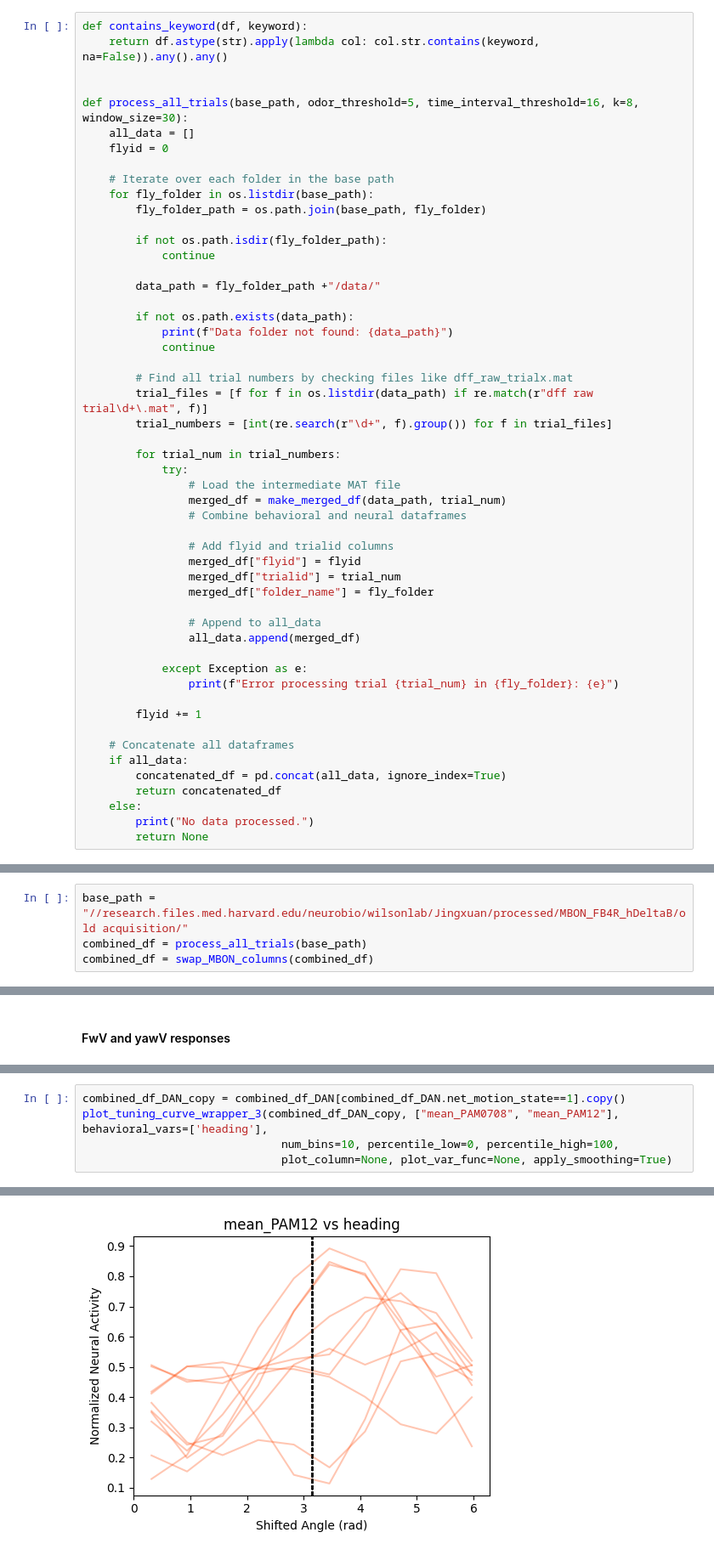
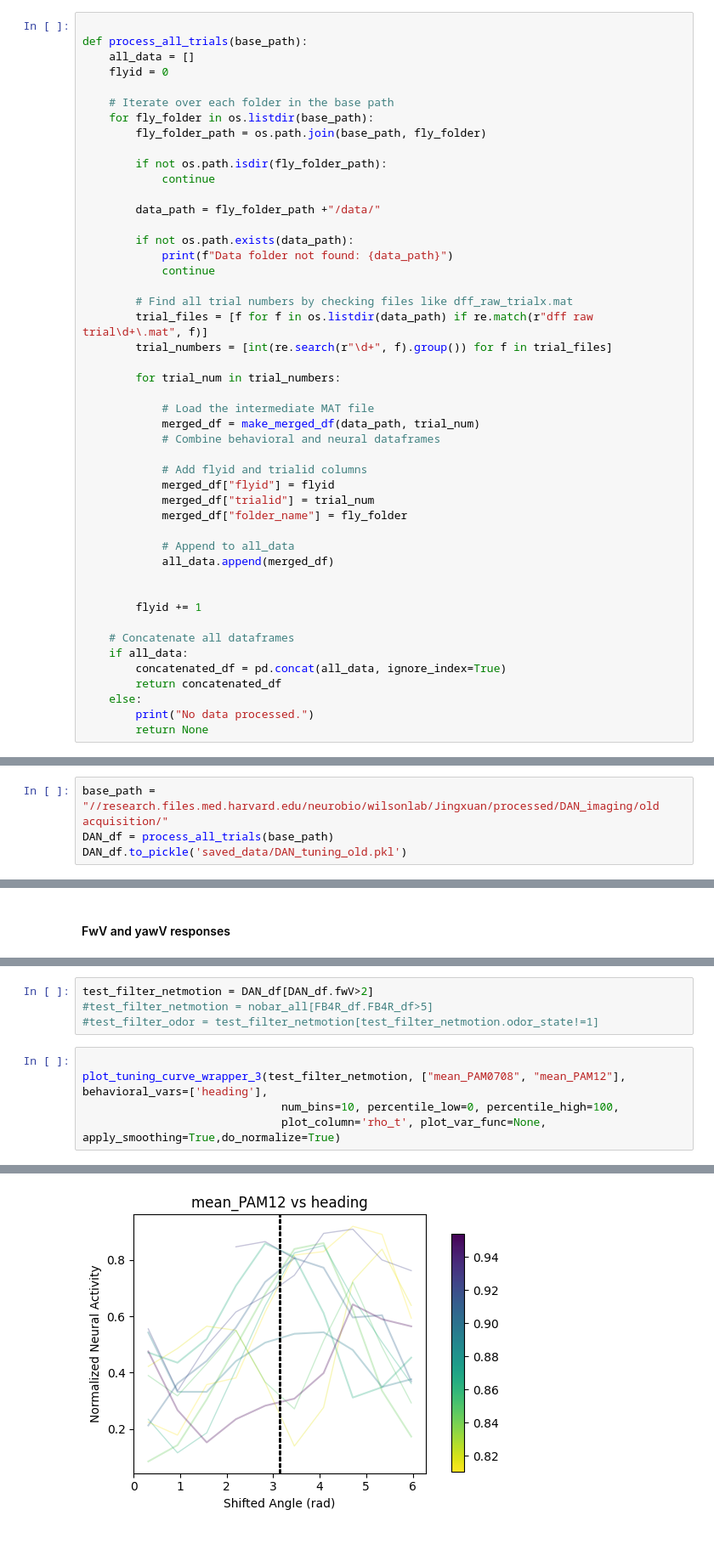
Before and after one commit to jingxuanf0214/thesis-2p-behavior-align, a Jupyter notebook: imaging/sparse_odor_analysis.ipynb, the cells around one changed output, grey strips where cells are left out. Shown at 85% size. Saved outputs shown, nothing was run; the diff lists cells and outputs as text.

```diff
--- a/imaging/sparse_odor_analysis.ipynb
+++ b/imaging/sparse_odor_analysis.ipynb
@@ -1614,10 +1014,7 @@ def make_merged_df(example_path_data,  trial_num):
     return merged_df
 # %%
-def contains_keyword(df, keyword):
-    return df.astype(str).apply(lambda col: col.str.contains(keyword, na=False)).any().any()
 
-
-def process_all_trials(base_path, odor_threshold=5, time_interval_threshold=16, k=8, window_size=30):
+def process_all_trials(base_path):
     all_data = []
     flyid = 0
 
@@ -1639,21 +1036,19 @@ def process_all_trials(base_path, odor_threshold=5, time_interval_threshold=16,
         trial_numbers = [int(re.search(r"\d+", f).group()) for f in trial_files]
 
         for trial_num in trial_numbers:
-            try:
-                # Load the intermediate MAT file
-                merged_df = make_merged_df(data_path, trial_num)
-                # Combine behavioral and neural dataframes
 
-                # Add flyid and trialid columns
-                merged_df["flyid"] = flyid
-                merged_df["trialid"] = trial_num
-                merged_df["folder_name"] = fly_folder
+            # Load the intermediate MAT file
+            merged_df = make_merged_df(data_path, trial_num)
+            # Combine behavioral and neural dataframes
 
-                # Append to all_data
-                all_data.append(merged_df)
+            # Add flyid and trialid columns
+            merged_df["flyid"] = flyid
+            merged_df["trialid"] = trial_num
+            merged_df["folder_name"] = fly_folder
 
-            except Exception as e:
-                print(f"Error processing trial {trial_num} in {fly_folder}: {e}")
+            # Append to all_data
+            all_data.append(merged_df)
+
 
         flyid += 1
 
@@ -1667,4 +1102,4 @@ def process_all_trials(base_path, odor_threshold=5, time_interval_threshold=16,
 # %%
-base_path = "//research.files.med.harvard.edu/neurobio/wilsonlab/Jingxuan/processed/MBON_FB4R_hDeltaB/old acquisition/"
-combined_df = process_all_trials(base_path)
-combined_df = swap_MBON_columns(combined_df)
+base_path = "//research.files.med.harvard.edu/neurobio/wilsonlab/Jingxuan/processed/DAN_imaging/old acquisition/"
+DAN_df = process_all_trials(base_path)
+DAN_df.to_pickle('saved_data/DAN_tuning_old.pkl')
@@ -2242,9 +1915,13 @@ array(['20211228-5_20211228_MB441B_age1',
        '20220616-3_MB441B_GCAMP7f_long',
        '20220628-2_MB441B_GCAMP7f_short',
        '20220628-3_MB441B_GCAMP7f_long'], dtype=object)
+# %%
+test_filter_netmotion = DAN_df[DAN_df.fwV>2]
+#test_filter_netmotion = nobar_all[FB4R_df.FB4R_df>5]
+#test_filter_odor = test_filter_netmotion[test_filter_netmotion.odor_state!=1]
 # %%
-combined_df_DAN_copy = combined_df_DAN[combined_df_DAN.net_motion_state==1].copy()
-plot_tuning_curve_wrapper_3(combined_df_DAN_copy, ["mean_PAM0708", "mean_PAM12"], behavioral_vars=['heading'],
+
+plot_tuning_curve_wrapper_3(test_filter_netmotion, ["mean_PAM0708", "mean_PAM12"], behavioral_vars=['heading'],
                               num_bins=10, percentile_low=0, percentile_high=100,
-                              plot_column=None, plot_var_func=None, apply_smoothing=True)
+                              plot_column='rho_t', plot_var_func=None, apply_smoothing=True,do_normalize=True)
 # %% [output]
@@ -2252 +1929 @@ plot_tuning_curve_wrapper_3(combined_df_DAN_copy, ["mean_PAM0708", "mean_PAM12"]
-[figure, old version]
+[figure, new version]
```
Also changed, not shown: parts of 133 cells of this notebook, 7 other files.
